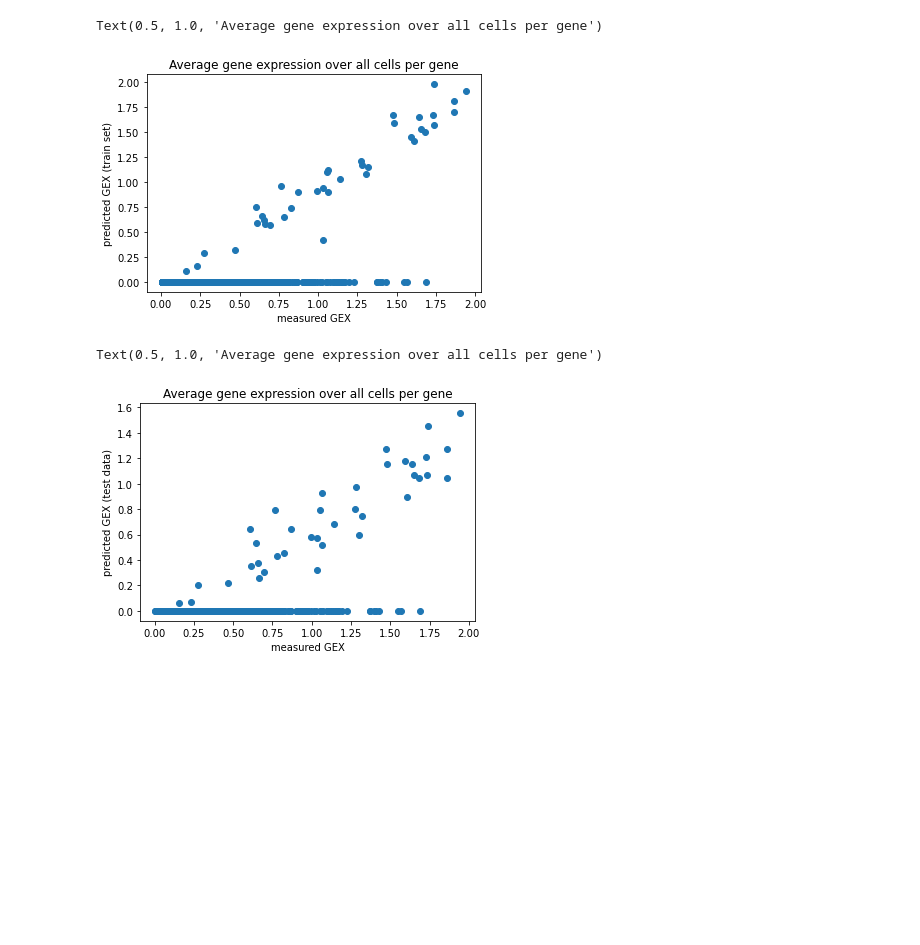
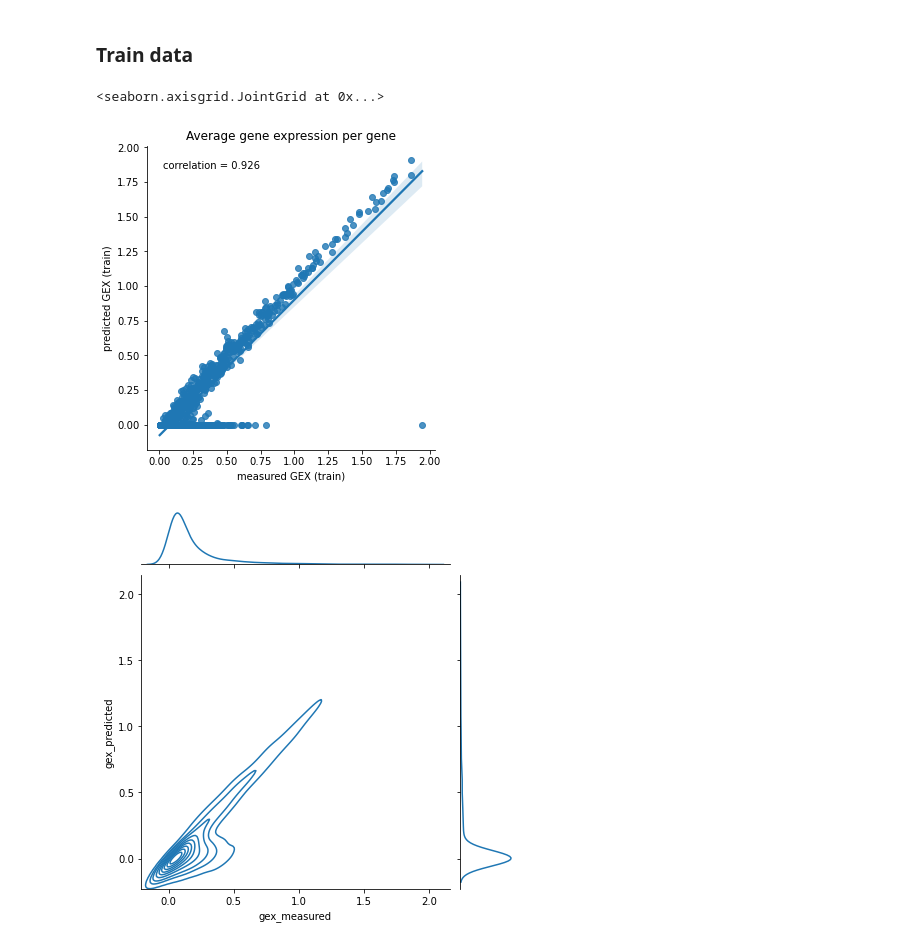
Before and after one commit to marie3003/Atac-RNA-seq-temporal-connection, a Jupyter notebook: machine_learning.ipynb, the cells around one changed output. Drawn from its saved outputs; the diff is of its cells as text; code cells hidden in the pictures; blank space fills up the shorter version.

```diff
--- a/machine_learning.ipynb
+++ b/machine_learning.ipynb
@@ -101,5 +154,5 @@ Epoch 5/5
 # %%
-model.compile(metrics = [tf.keras.metrics.MeanSquaredError()])
+#model.compile(metrics = [tf.keras.metrics.MeanSquaredError()])
 # %%
 model.evaluate(test_atac.X.toarray(),  test_gex.X.toarray(), verbose=2)
 # %% [output]
@@ -115,26 +171,19 @@ model.evaluate(test_atac.X.toarray(),  test_gex.X.toarray(), verbose=2)
-# %%
-# training data
-
-avg_gex_pred_train = np.mean(model(train_atac.X.toarray()).numpy(), axis = 0)
-avg_gex_gt = np.array(np.mean(adata_gex.X, axis = 0)).flatten()
-
-plt.scatter(avg_gex_gt, avg_gex_pred_train)
-plt.xlabel('measured GEX')
-plt.ylabel('predicted GEX (train set)')
-plt.title('Average gene expression over all cells per gene')
-# %% [output]
-Text(0.5, 1.0, 'Average gene expression over all cells per gene')
-[figure, removed]
-# %%
-# training data
-
-avg_gex_pred_test = np.mean(model(test_atac.X.toarray()).numpy(), axis = 0)
-avg_gex_gt = np.array(np.mean(adata_gex.X, axis = 0)).flatten()
-
-plt.scatter(avg_gex_gt, avg_gex_pred_test)
-plt.xlabel('measured GEX')
-plt.ylabel('predicted GEX (test data)')
-plt.title('Average gene expression over all cells per gene')
-# %% [output]
-Text(0.5, 1.0, 'Average gene expression over all cells per gene')
-[figure, removed]
+# %% [markdown]
+### Train data
+# %%
+# average over all cells per genes
+
+avg_gex_pred_train = np.mean(model(train_atac.X.toarray()).numpy(), axis = 0)
+avg_gex_gt_train = np.array(np.mean(train_gex.X, axis = 0)).flatten()
+
+avg_gex_train = pd.DataFrame({'gex_measured':avg_gex_gt_train, 'gex_predicted': avg_gex_pred_train})
+pearson_cor = round(stats.pearsonr(avg_gex_gt_train, avg_gex_pred_train)[0], 3)
+
+sns.lmplot(data = avg_gex_train, x = 'gex_measured', y = 'gex_predicted').set(title='Average gene expression per gene', xlabel = 'measured GEX (train)', ylabel = 'predicted GEX (train)')
+plt.figtext(x = 0.2, y = 0.9, s = 'correlation = ' + str(pearson_cor))
+
+sns.jointplot(data = avg_gex_train, x='gex_measured', y = 'gex_predicted', kind = 'kde')
+# %% [output]
+<seaborn.axisgrid.JointGrid at 0x...>
+[figure, added]
+[figure, added]
```
Also changed, not shown: parts of 22 cells of this notebook.
